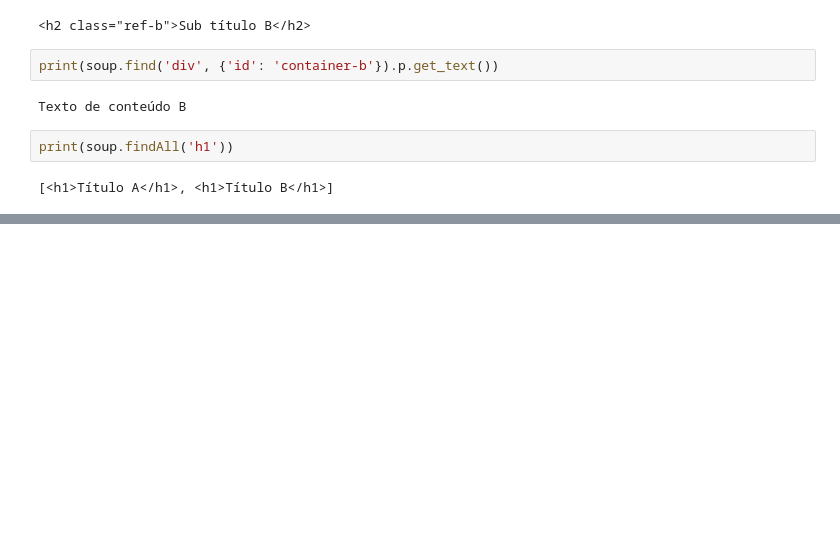
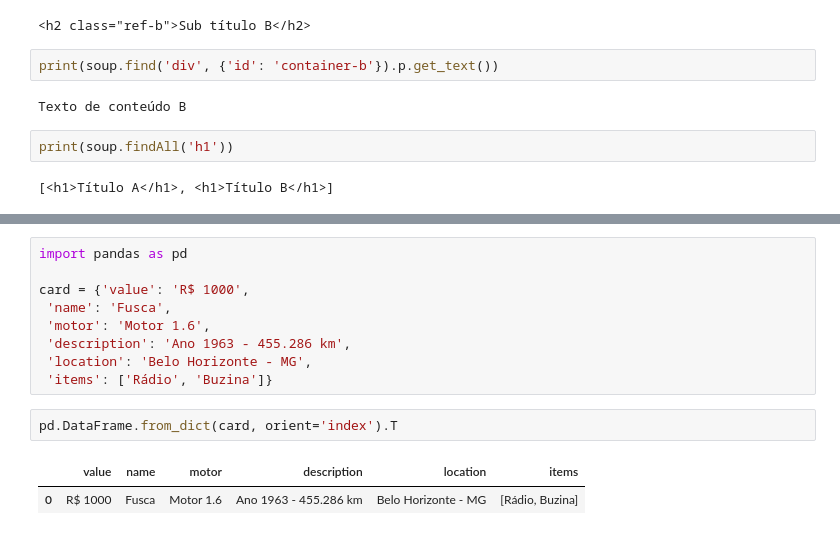
Before and after one commit to pedrosoale/python-para-data-science, a Jupyter notebook: 9_scraping_coleta_de_dados_na_web/exercicios.ipynb, the cells around one changed output, grey strips where cells are left out. Cells and saved outputs as stored; diff of their text form; blank space fills up the shorter version.

```diff
--- a/9_scraping_coleta_de_dados_na_web/exercicios.ipynb
+++ b/9_scraping_coleta_de_dados_na_web/exercicios.ipynb
@@ -52,0 +130,14 @@ print(soup.findAll('h1'))
+# %%
+import pandas as pd
+
+card = {'value': 'R$ 1000',
+ 'name': 'Fusca',
+ 'motor': 'Motor 1.6',
+ 'description': 'Ano 1963 - 455.286 km',
+ 'location': 'Belo Horizonte - MG',
+ 'items': ['Rádio', 'Buzina']}
+# %%
+pd.DataFrame.from_dict(card, orient='index').T
+# %% [output]
+|  | value | name | motor | description | location | items |
+| 0 | R$ 1000 | Fusca | Motor 1.6 | Ano 1963 - 455.286 km | Belo Horizonte - MG | [Rádio, Buzina] |
```
Also changed, not shown: parts of 7 cells of this notebook, 3 other files.
